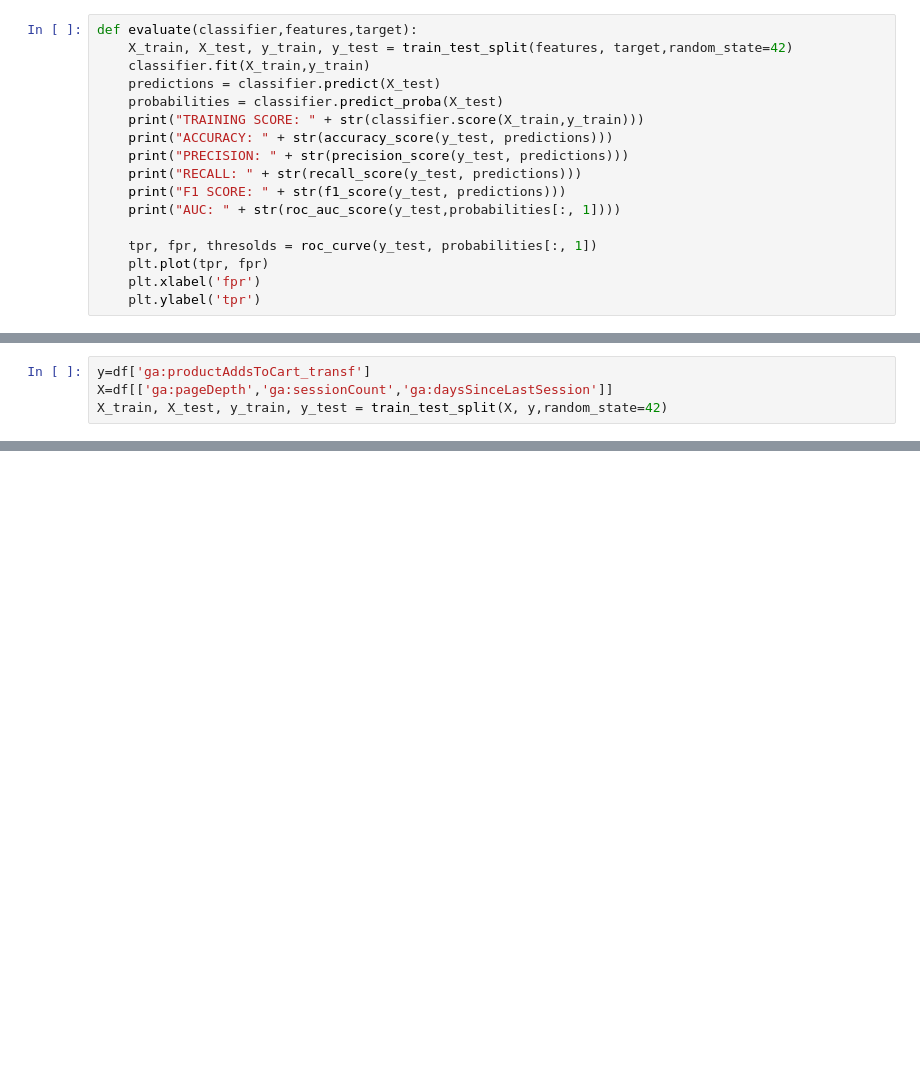
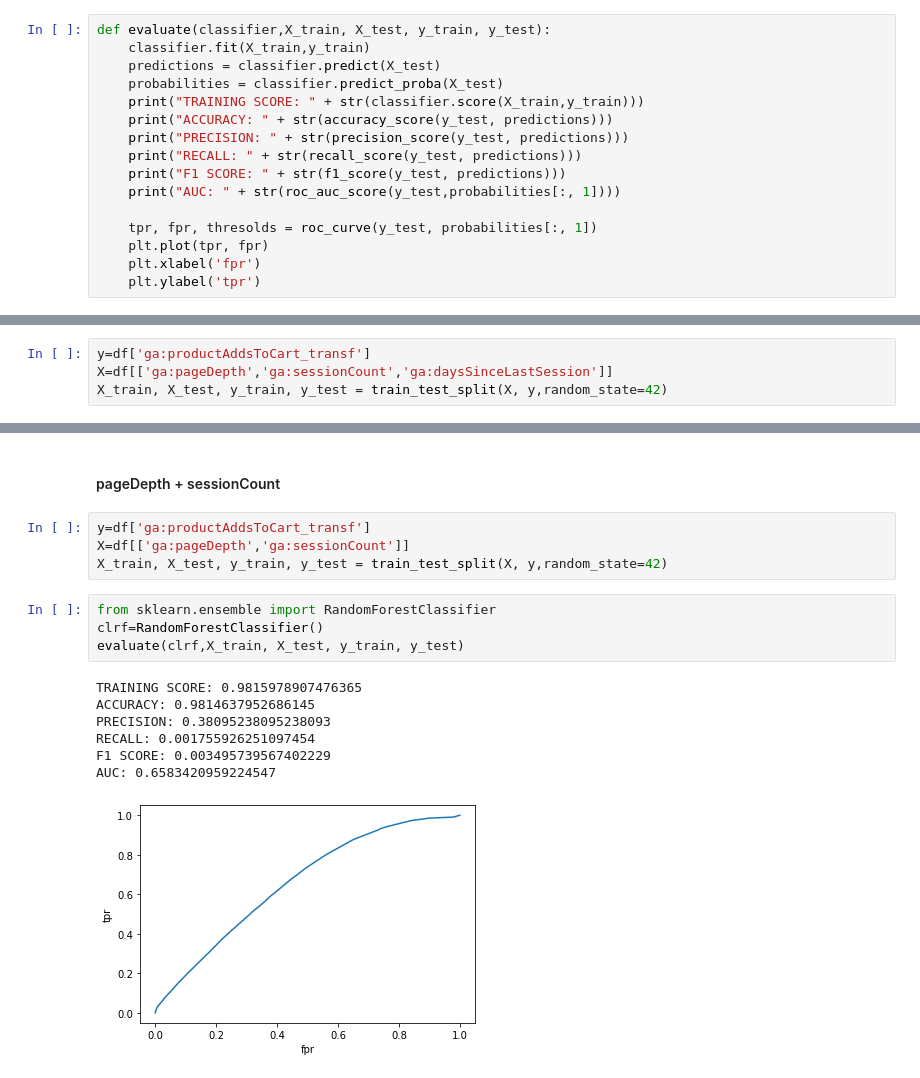
Before and after one commit to Laurajmoreno/ML_and_CRO, a Jupyter notebook: CLASSIFICATION-Random-Forest-partial-with-join_df.ipynb, the cells around one changed output, grey strips where cells are left out. Drawn from its saved outputs; the diff is of its cells as text; blank space fills up the shorter version.

```diff
--- a/CLASSIFICATION-Random-Forest-partial-with-join_df.ipynb
+++ b/CLASSIFICATION-Random-Forest-partial-with-join_df.ipynb
@@ -81,8 +81,7 @@ Name: ga:productAddsToCart_transf, dtype: float64
 # %% [markdown]
 ### Model evaluation
 # %%
-def evaluate(classifier,features,target):
-    X_train, X_test, y_train, y_test = train_test_split(features, target,random_state=42)
+def evaluate(classifier,X_train, X_test, y_train, y_test):
     classifier.fit(X_train,y_train)
     predictions = classifier.predict(X_test)
     probabilities = classifier.predict_proba(X_test)
@@ -147,0 +156,18 @@ NameError: name 'y_test' is not defined
+# %% [markdown]
+#### pageDepth + sessionCount
+# %%
+y=df['ga:productAddsToCart_transf']
+X=df[['ga:pageDepth','ga:sessionCount']]
+X_train, X_test, y_train, y_test = train_test_split(X, y,random_state=42)
+# %%
+from sklearn.ensemble import RandomForestClassifier
+clrf=RandomForestClassifier()
+evaluate(clrf,X_train, X_test, y_train, y_test)
+# %% [output]
+TRAINING SCORE: 0.9815978907476365
+ACCURACY: 0.9814637952686145
+PRECISION: 0.38095238095238093
+RECALL: 0.001755926251097454
+F1 SCORE: 0.003495739567402229
+AUC: 0.6583420959224547
+[figure, added]
```
Also changed, not shown: parts of 22 cells of this notebook.
